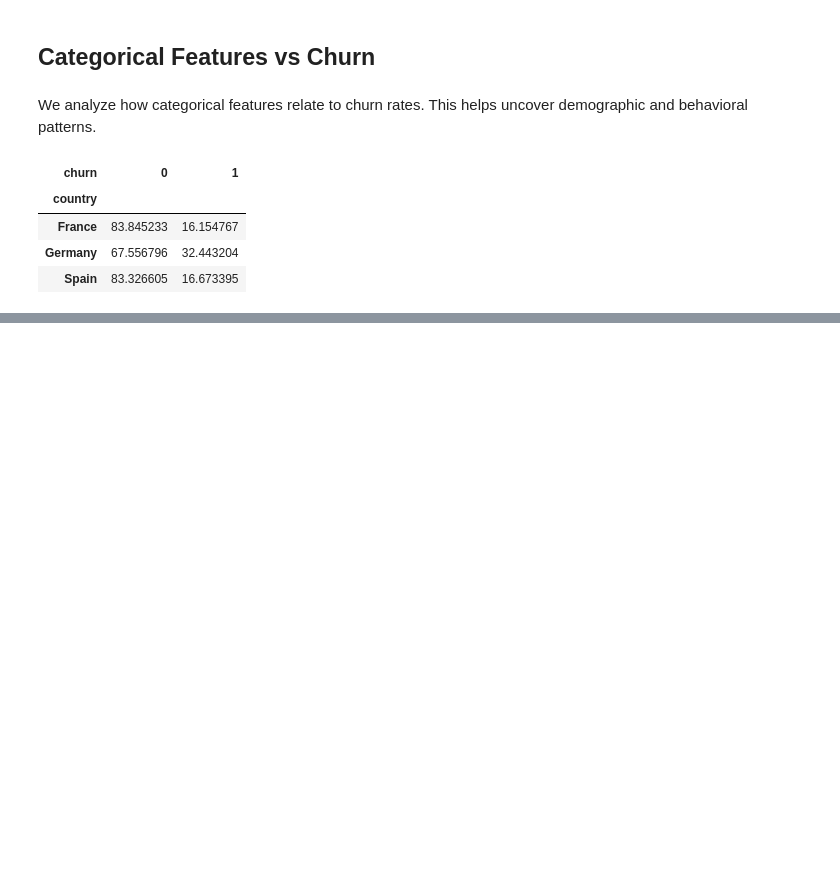
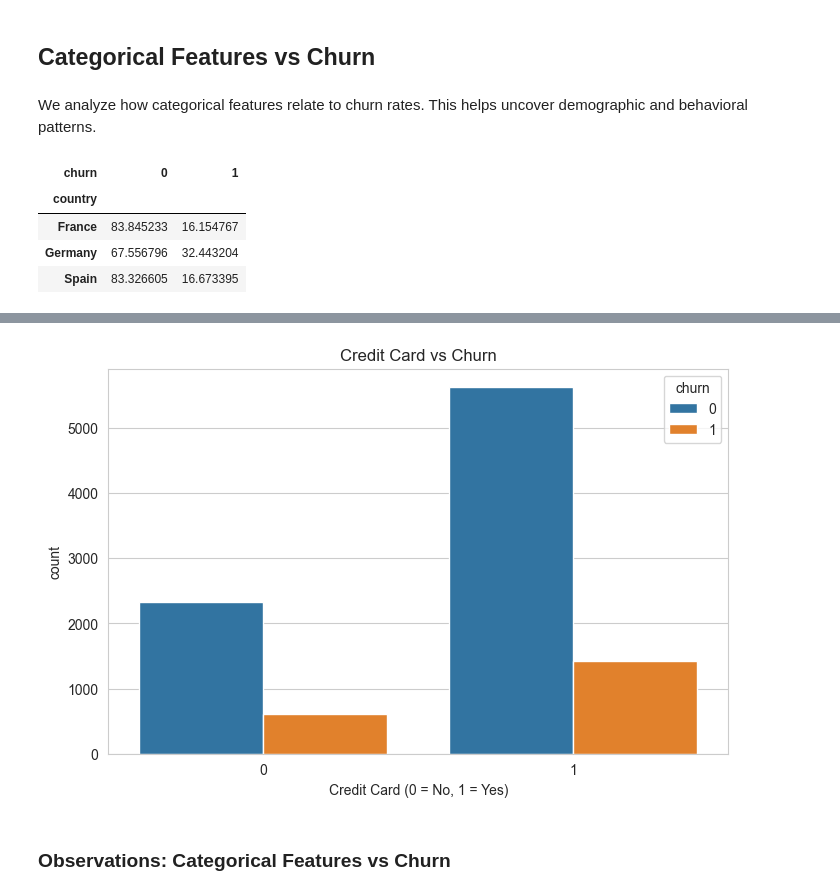
Before and after one commit to naevasetia/customer-churn-prediction-ml, a Jupyter notebook: notebooks/01_eda.ipynb, the cells around one changed output, grey strips where cells are left out. Cells and saved outputs as stored; diff of their text form; code cells hidden in the pictures; blank space fills up the shorter version.

```diff
--- a/notebooks/01_eda.ipynb
+++ b/notebooks/01_eda.ipynb
@@ -297,0 +337,9 @@ plt.show()
+# %%
+sns.countplot(x="credit_card", hue="churn", data=df)
+plt.title("Credit Card vs Churn")
+plt.xlabel("Credit Card (0 = No, 1 = Yes)")
+plt.show()
+# %% [output]
+[figure, added]
+# %% [markdown]
+### Observations: Categorical Features vs Churn
```
Also changed, not shown: parts of 12 cells of this notebook.
